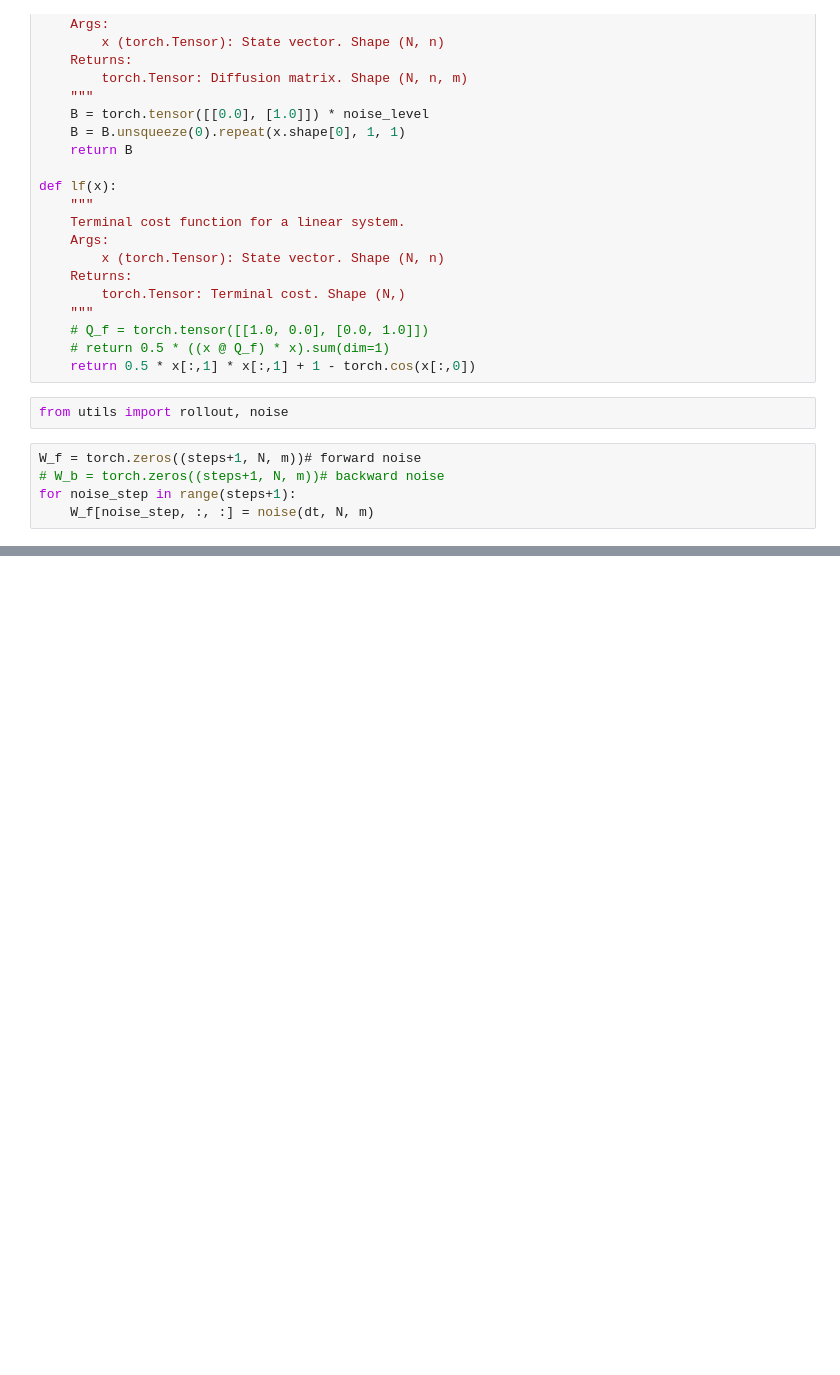
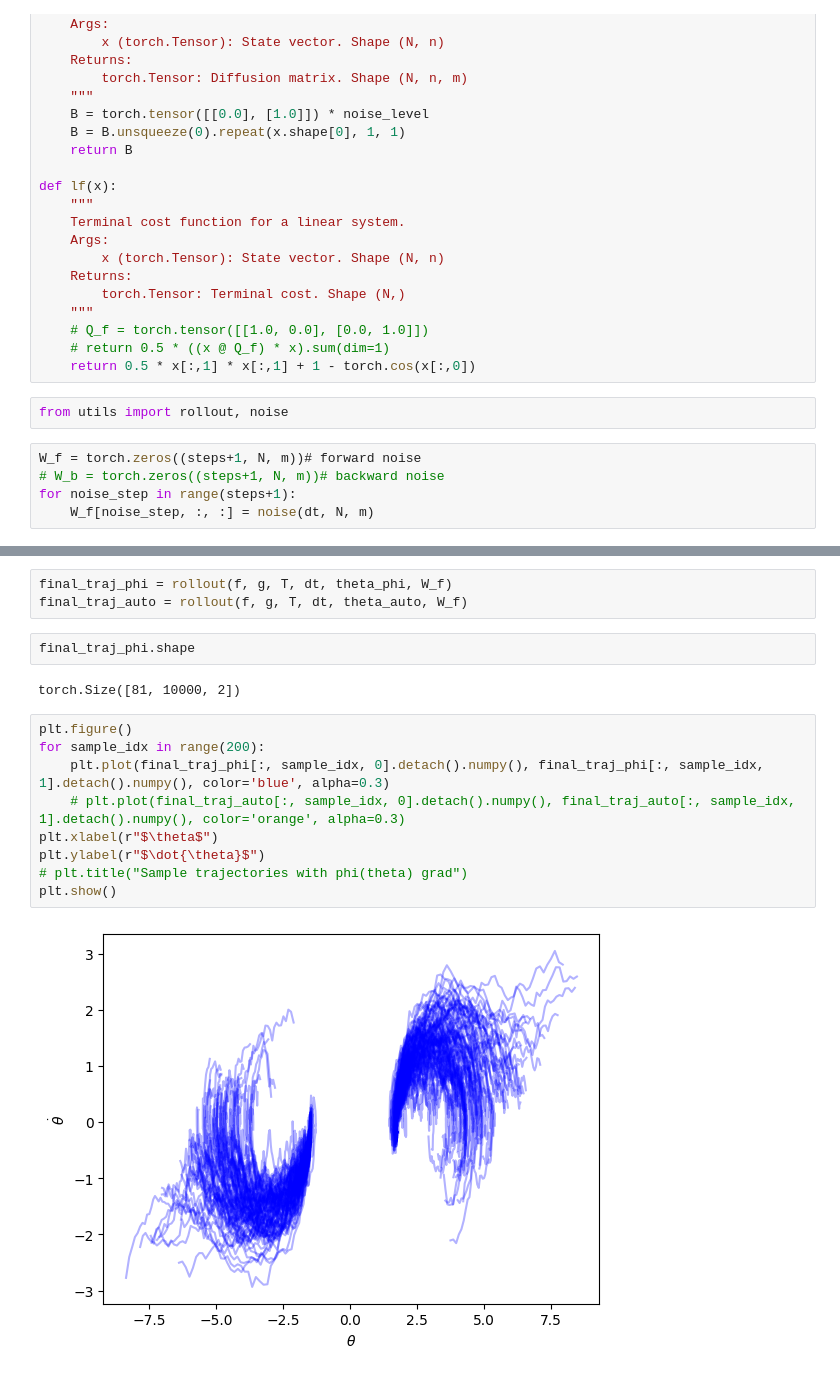
Before and after one commit to YuhangMeiUW/BSDE-Gradient, a Jupyter notebook: optimization_compare.ipynb, the cells around one changed output, grey strips where cells are left out. Cells and saved outputs as stored; diff of their text form; blank space fills up the shorter version.

```diff
--- a/optimization_compare.ipynb
+++ b/optimization_compare.ipynb
@@ -138,0 +178,18 @@ iteration 6000 | autograd loss 0.207407 | phi loss 1.48287
+# %%
+final_traj_phi = rollout(f, g, T, dt, theta_phi, W_f)
+final_traj_auto = rollout(f, g, T, dt, theta_auto, W_f)
+# %%
+final_traj_phi.shape
+# %% [output]
+torch.Size([81, 10000, 2])
+# %%
+plt.figure()
+for sample_idx in range(200):
+    plt.plot(final_traj_phi[:, sample_idx, 0].detach().numpy(), final_traj_phi[:, sample_idx, 1].detach().numpy(), color='blue', alpha=0.3)
+    # plt.plot(final_traj_auto[:, sample_idx, 0].detach().numpy(), final_traj_auto[:, sample_idx, 1].detach().numpy(), color='orange', alpha=0.3)
+plt.xlabel(r"$\theta$")
+plt.ylabel(r"$\dot{\theta}$")
+# plt.title("Sample trajectories with phi(theta) grad")
+plt.show()
+# %% [output]
+[figure, added]
```
Also changed, not shown: parts of 5 cells of this notebook.
